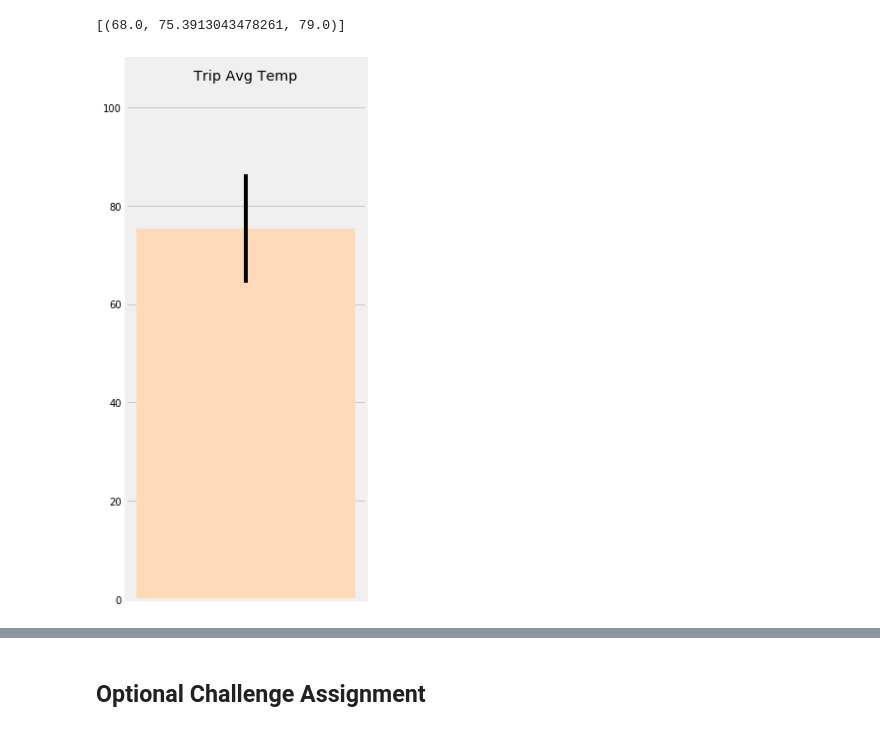
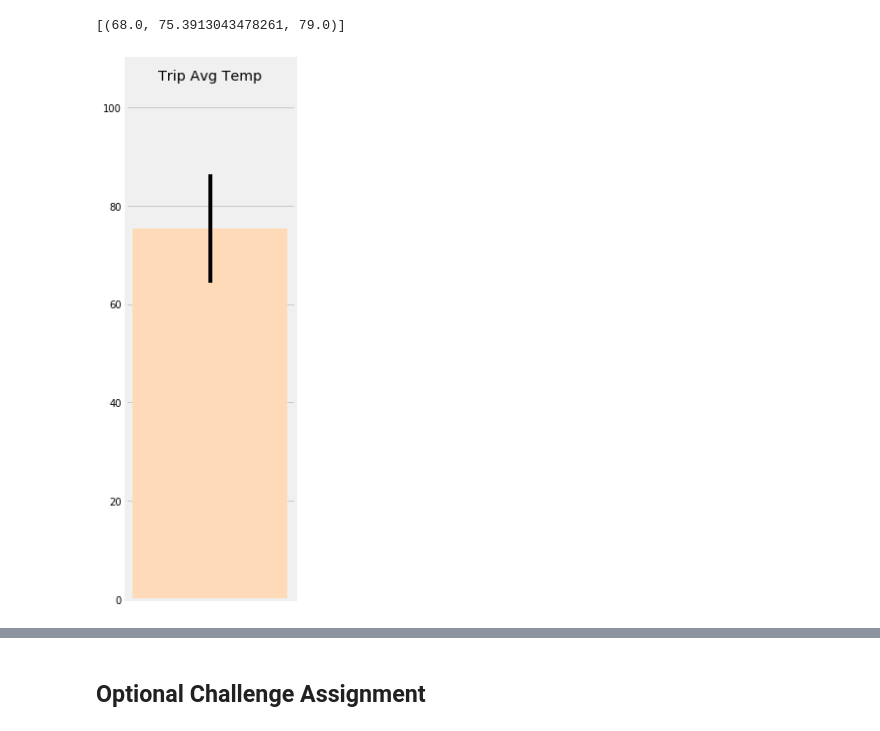
Before and after one commit to hkapil/sqlalchemy-project, a Jupyter notebook: climate_starter.ipynb, the cells around one changed output, grey strips where cells are left out. Drawn from its saved outputs; the diff is of its cells as text; code cells hidden in the pictures.

```diff
--- a/climate_starter.ipynb
+++ b/climate_starter.ipynb
@@ -240,8 +214,14 @@ my_trip_st_dt =  dt.datetime.strptime('2017-04-21', "%Y-%m-%d")
 
 my_trip_end_dt = dt.datetime.strptime('2017-04-28', "%Y-%m-%d")
 
+# Call CAlc_temps with previous year dates
 
-my_trip_temp = calc_temps((my_trip_st_dt- dt.timedelta(days=365)), (my_trip_end_dt- dt.timedelta(days=365)) )
+my_trip_prev_yr_st_dt = my_trip_st_dt- dt.timedelta(days=365)
+
+my_trip_prev_yr_end_dt = my_trip_end_dt- dt.timedelta(days=365)
+
+
+my_trip_temp = calc_temps(my_trip_prev_yr_st_dt,my_trip_prev_yr_end_dt)
 
 print (my_trip_temp)
 # %% [output]
@@ -249,24 +229,24 @@ print (my_trip_temp)
 # %%
 # Plot the results from your previous query as a bar chart.
 # Use "Trip Avg Temp" as your Title
 # Use the average temperature for the y value
 # Use the peak-to-peak (tmax-tmin) value as the y error bar (yerr)
 
 my_trip_min_temp = my_trip_temp[0][0]
 my_trip_avg_temp = my_trip_temp[0][1]
 my_trip_max_temp = my_trip_temp[0][2]
 
 my_yerr = my_trip_max_temp - my_trip_min_temp
-plt.figure(figsize=(4,8))
+plt.figure(figsize=(3,8))
 plt.bar(my_trip_max_temp, my_trip_avg_temp,  yerr=my_yerr, color='peachpuff', width = .05)
 plt.ylabel='Temp (F)'
 plt.ylim(0,110)
 plt.title("Trip Avg Temp",y = 0.95)
 plt.xticks([])
 plt.tight_layout()
 plt.show()
 # %% [output]
-[figure, old version]
+[figure, new version]
 # %%
 # Calculate the total amount of rainfall per weather station for your trip dates using the previous year's matching dates.
 # Sort this in descending order by precipitation amount and list the station, name, latitude, longitude, and elevation
```
Also changed, not shown: parts of 12 cells of this notebook, 1 other file.
